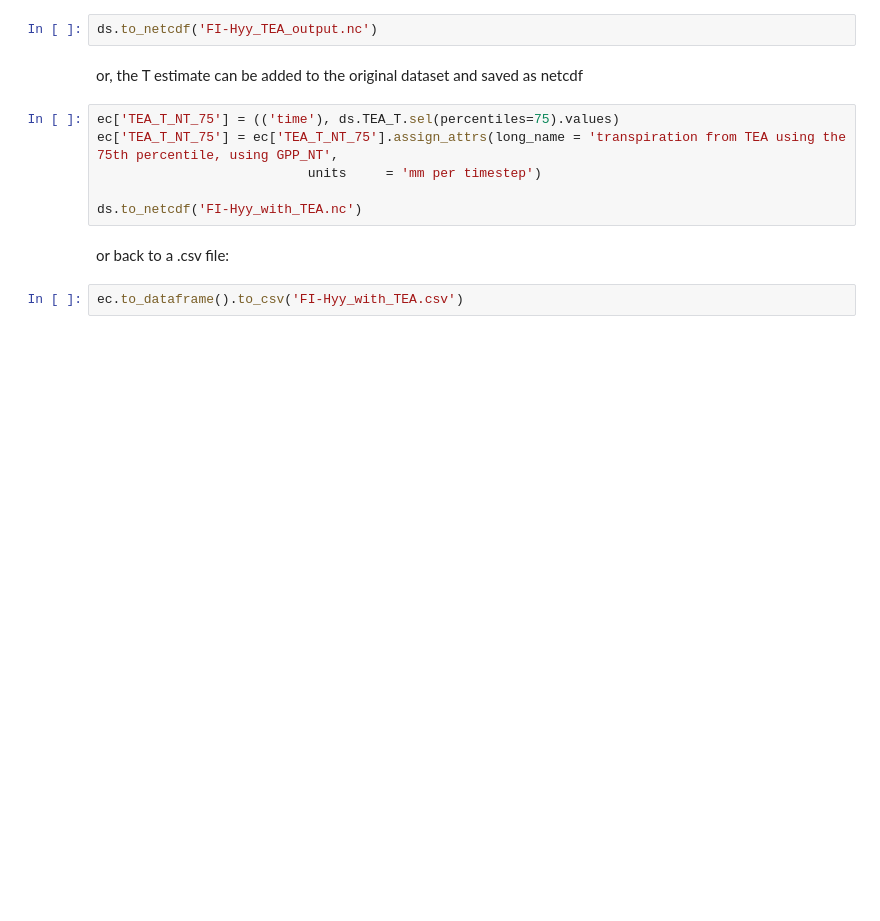
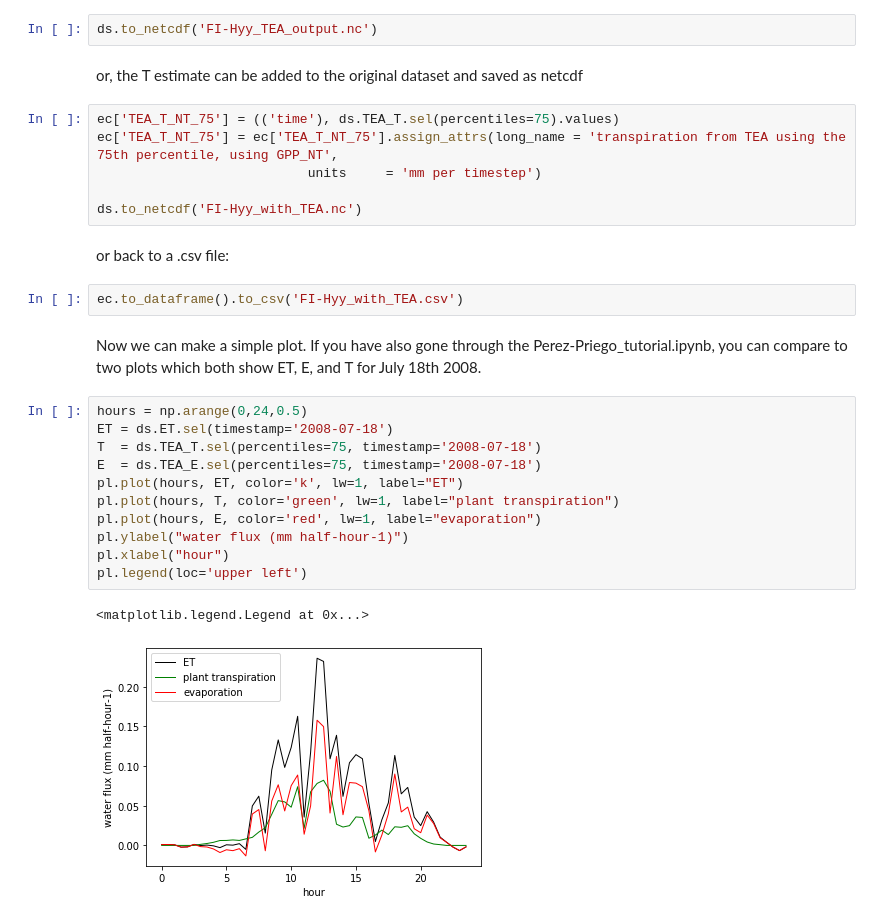
Before and after one commit to jnelson18/ecosystem-transpiration, a Jupyter notebook: TEA_tutorial.ipynb, the cells around one changed output. Cells and saved outputs as stored; diff of their text form; blank space fills up the shorter version.

```diff
--- a/TEA_tutorial.ipynb
+++ b/TEA_tutorial.ipynb
@@ -177,3 +195,19 @@ ds.to_netcdf('FI-Hyy_with_TEA.nc')
 or back to a .csv file:
 # %%
 ec.to_dataframe().to_csv('FI-Hyy_with_TEA.csv')
+# %% [markdown]
+Now we can make a simple plot. If you have also gone through the Perez-Priego_tutorial.ipynb, you can compare to two plots which both show ET, E, and T for July 18th 2008.
+# %%
+hours = np.arange(0,24,0.5)
+ET = ds.ET.sel(timestamp='2008-07-18')
+T  = ds.TEA_T.sel(percentiles=75, timestamp='2008-07-18')
+E  = ds.TEA_E.sel(percentiles=75, timestamp='2008-07-18')
+pl.plot(hours, ET, color='k', lw=1, label="ET")
+pl.plot(hours, T, color='green', lw=1, label="plant transpiration")
+pl.plot(hours, E, color='red', lw=1, label="evaporation")
+pl.ylabel("water flux (mm half-hour-1)")
+pl.xlabel("hour")
+pl.legend(loc='upper left')
+# %% [output]
+<matplotlib.legend.Legend at 0x...>
+[figure, added]
```
Also changed, not shown: parts of 9 cells of this notebook, 4 other files.
